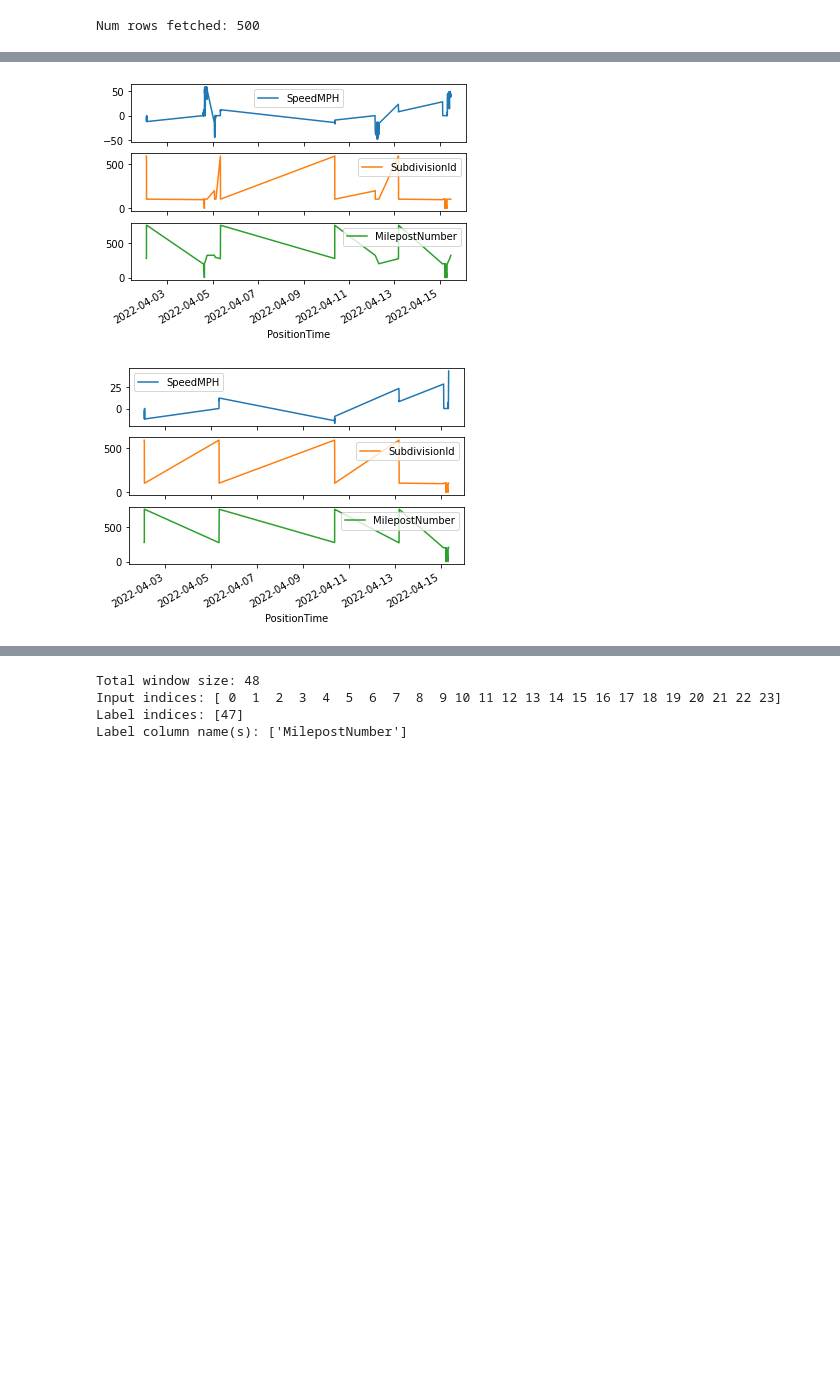
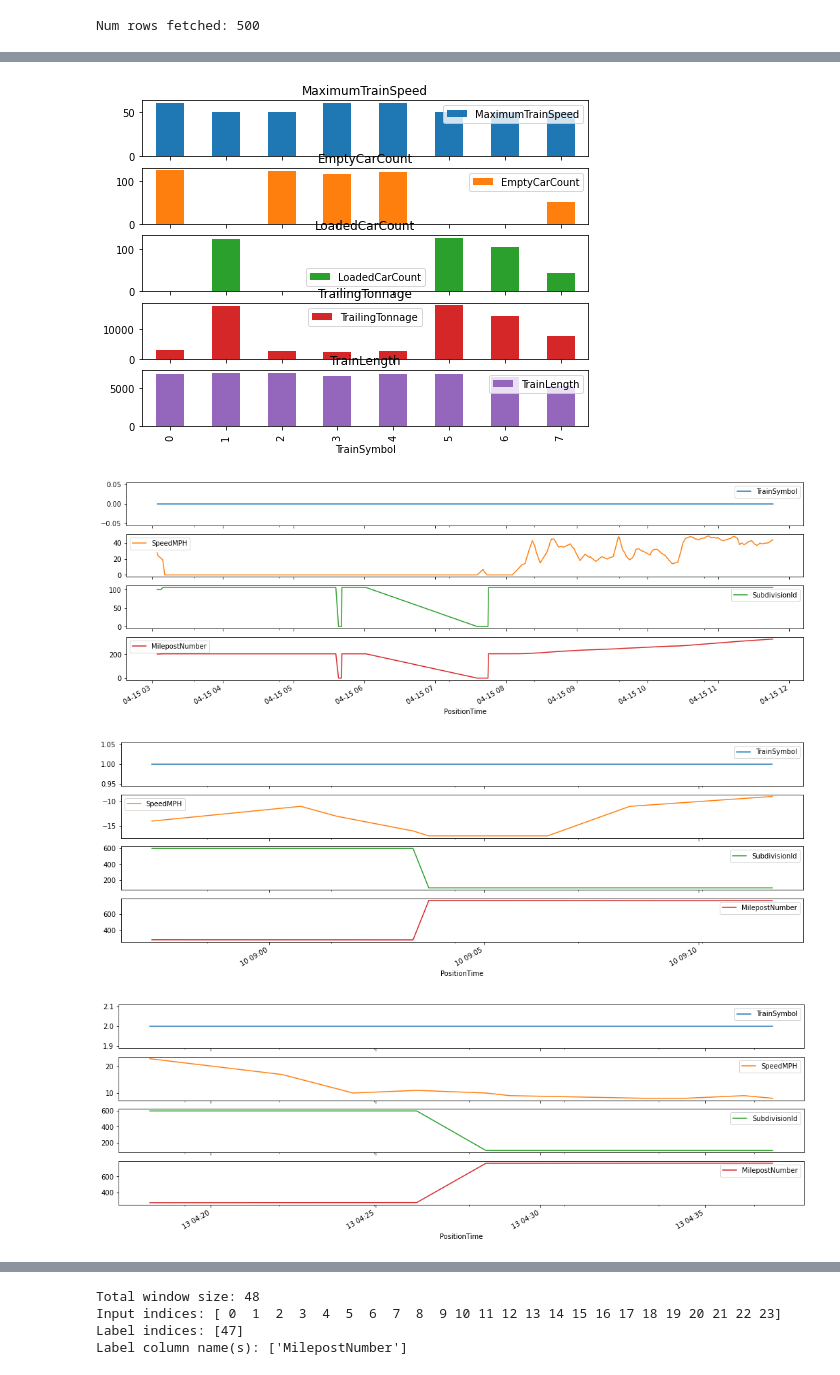
Before and after one commit to uno-amullinnix/train-position-model, a Jupyter notebook: notebooks/TimeSeriesForecasting.ipynb, the cells around one changed output, grey strips where cells are left out. Cells and saved outputs as stored; diff of their text form; code cells hidden in the pictures; blank space fills up the shorter version.

```diff
--- a/notebooks/TimeSeriesForecasting.ipynb
+++ b/notebooks/TimeSeriesForecasting.ipynb
@@ -1,3 +1,6 @@
+# %%
+# Configurations
+limit=500
 # %%
 import os
 import datetime
@@ -25,7 +28,7 @@ client = bigquery.Client()
 #Get the dataset
 
 # Query for Position Histories from BigQuery - change limit after we know it works
-QUERY = ('SELECT lastTrainReporting.positionHistoryList FROM `local-receiver-341803.testTrainEvents.train-event-data` LIMIT 500')
+QUERY = ('SELECT lastTrainReporting FROM `local-receiver-341803.testTrainEvents.train-event-data` LIMIT ' + str(limit))
 query_job = client.query(QUERY)
 
 # Wait for job to finish
@@ -98,0 +133,13 @@ cols: Index(['SpeedMPH', 'SubdivisionId', 'MilepostNumber'], dtype='object')
+# %%
+# Handle Encoding of the data
+# Import label encoder
+from sklearn import preprocessing
+
+# label_encoder object knows how to understand word labels.
+label_encoder = preprocessing.LabelEncoder()
+
+# Encode labels in column 'TrainSymbol'.
+aggregateDataFrame['TrainSymbol'] = label_encoder.fit_transform(aggregateDataFrame['TrainSymbol'])
+
+# Display Encoded Values
+aggregateDataFrame.head()
@@ -99,14 +153,22 @@ cols: Index(['SpeedMPH', 'SubdivisionId', 'MilepostNumber'], dtype='object')
 # %%
 #Evolution of Features over time
+config_plot_cols = ['TrainSymbol', 'MaximumTrainSpeed', 'EmptyCarCount', 'LoadedCarCount', 'TrailingTonnage', 'TrainLength']
+plot_cols = ['TrainSymbol', 'SpeedMPH', 'SubdivisionId', 'MilepostNumber']
 
-plot_cols = ['SpeedMPH', 'SubdivisionId', 'MilepostNumber']
-plot_features = positionMilepostTimesDataFrame[plot_cols]
+# Plot configuration details by train
+config_plot_features = aggregateDataFrame[config_plot_cols]
+config_plot_features.index = date_time
+_ = config_plot_features[config_plot_cols].groupby('TrainSymbol').first().plot(subplots=True, sharex=True, kind='bar', figsize=(18,6))
+
+plot_features = aggregateDataFrame[plot_cols]
 plot_features.index = date_time
-_ = plot_features.plot(subplots=True)
+_ = plot_features[plot_cols].groupby('TrainSymbol').plot(subplots=True, sharex=True, figsize=(18,6))
 
-plot_features = positionMilepostTimesDataFrame[plot_cols][:480]
-plot_features.index = date_time[:480]
-_ = plot_features.plot(subplots=True)
+plot_features = aggregateDataFrame[plot_cols][:limit]
+plot_features.index = date_time[:limit]
+_ = plot_features.groupby('TrainSymbol').plot(subplots=True, sharex=True, figsize=(18,6))
 # %% [output]
-[figure, old version]
+[figure, new version]
-[figure, old version]
+[figure, new version]
+[figure, added]
+[figure, added]
```
Also changed, not shown: parts of 59 cells of this notebook.
